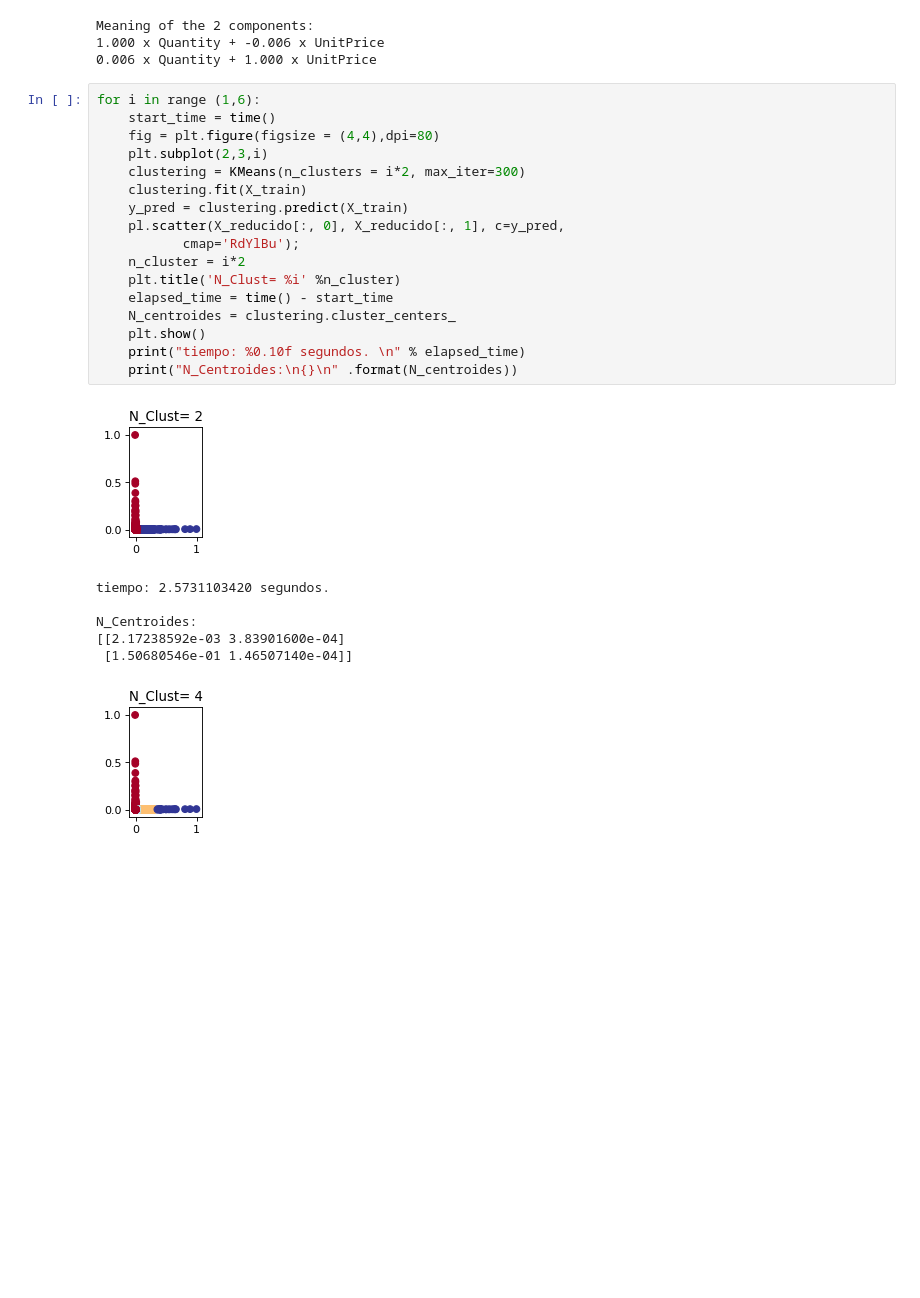
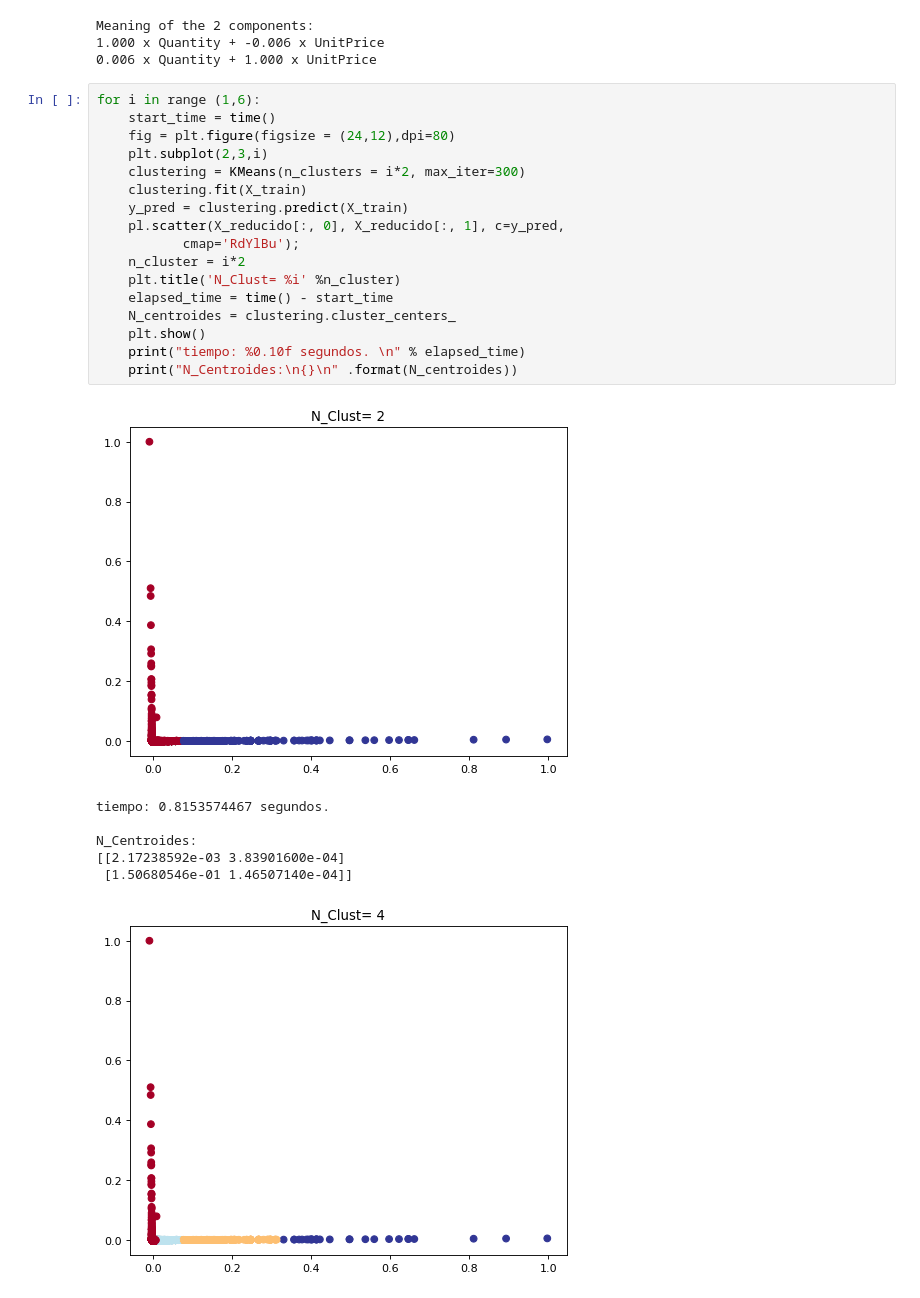
Before and after one commit to koyukil/CienciaDeDatos, a Jupyter notebook: codigo/Kmeans_Hito3.ipynb, the cells around one changed output. Saved outputs shown, nothing was run; the diff lists cells and outputs as text; blank space fills up the shorter version.

```diff
--- a/codigo/Kmeans_Hito3.ipynb
+++ b/codigo/Kmeans_Hito3.ipynb
@@ -96,25 +95,25 @@ Meaning of the 2 components:
 # %%
 for i in range (1,6):
     start_time = time()
-    fig = plt.figure(figsize = (4,4),dpi=80)
+    fig = plt.figure(figsize = (24,12),dpi=80)
     plt.subplot(2,3,i)
     clustering = KMeans(n_clusters = i*2, max_iter=300)
     clustering.fit(X_train)
     y_pred = clustering.predict(X_train)
     pl.scatter(X_reducido[:, 0], X_reducido[:, 1], c=y_pred,
            cmap='RdYlBu');
     n_cluster = i*2
     plt.title('N_Clust= %i' %n_cluster)
     elapsed_time = time() - start_time
     N_centroides = clustering.cluster_centers_
     plt.show()
     print("tiempo: %0.10f segundos. \n" % elapsed_time)
     print("N_Centroides:\n{}\n" .format(N_centroides))
 # %% [output]
-[figure, old version]
+[figure, new version]
-tiempo: 2.5731103420 segundos.
+tiempo: 0.8153574467 segundos.
 
 N_Centroides:
 [[2.17238592e-03 3.83901600e-04]
  [1.50680546e-01 1.46507140e-04]]
-[figure, old version]
+[figure, new version]
```
Also changed, not shown: parts of 2 cells of this notebook, 6 other files.
